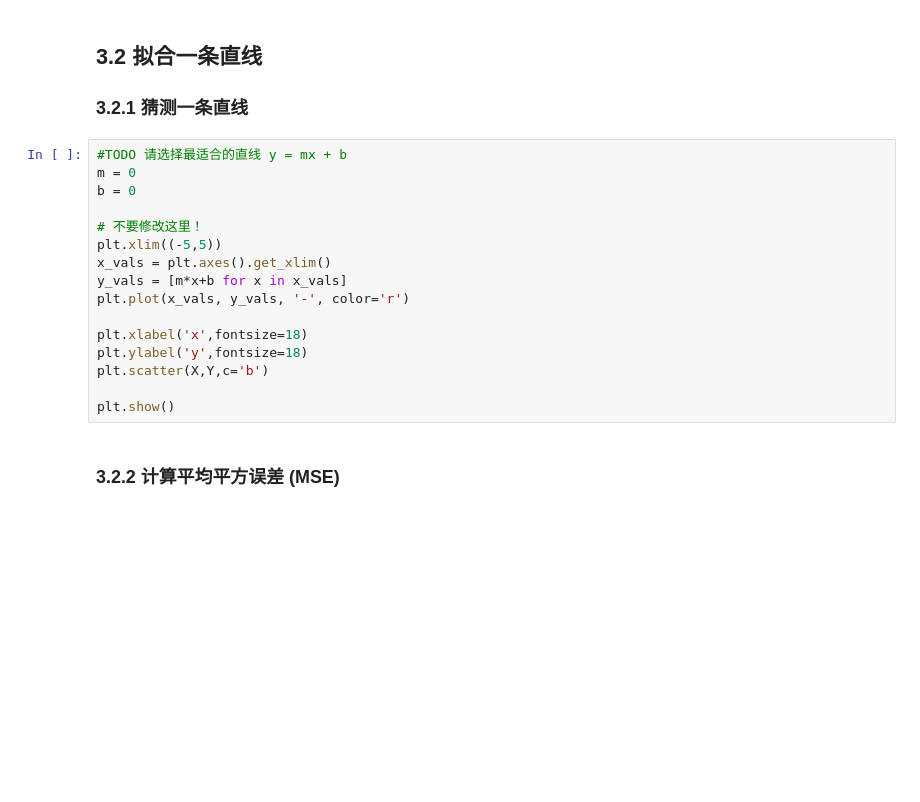
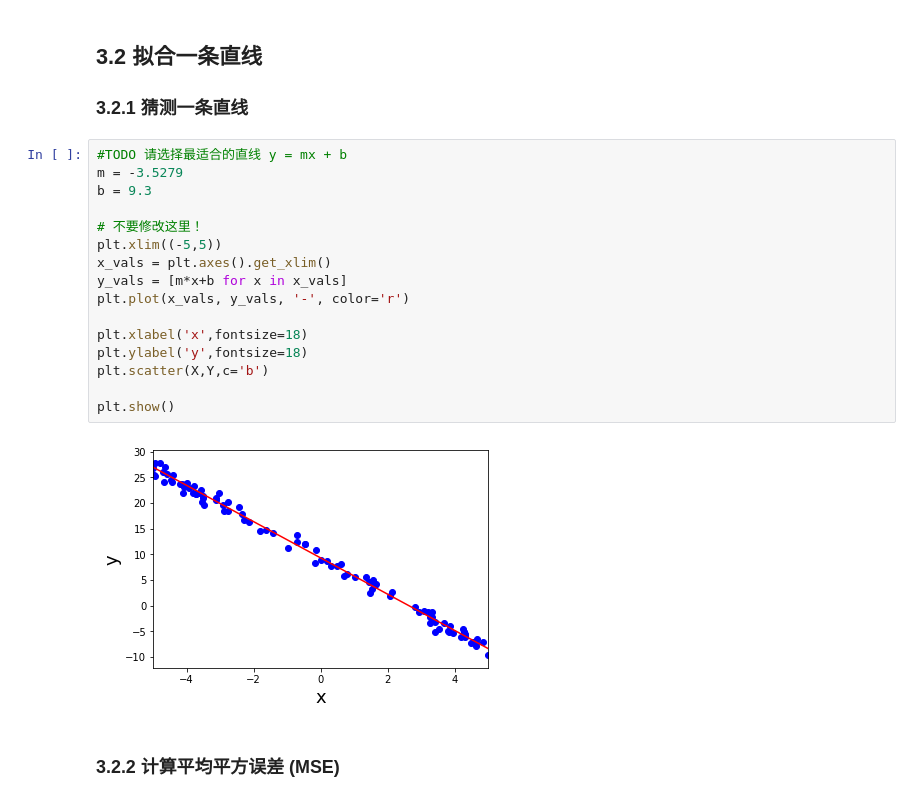
Before and after one commit to nd009/linear_algebra, a Jupyter notebook: linear_regression_project.ipynb, the cells around one changed output. Saved outputs shown, nothing was run; the diff lists cells and outputs as text; blank space fills up the shorter version.

```diff
--- a/linear_regression_project.ipynb
+++ b/linear_regression_project.ipynb
@@ -446,20 +448,22 @@ plt.show()
 ### 3.2.1 猜测一条直线
 # %%
 #TODO 请选择最适合的直线 y = mx + b
-m = 0
-b = 0
+m = -3.5279
+b = 9.3
 
 # 不要修改这里！
 plt.xlim((-5,5))
 x_vals = plt.axes().get_xlim()
 y_vals = [m*x+b for x in x_vals]
 plt.plot(x_vals, y_vals, '-', color='r')
 
 plt.xlabel('x',fontsize=18)
 plt.ylabel('y',fontsize=18)
 plt.scatter(X,Y,c='b')
 
 plt.show()
+# %% [output]
+[figure, added]
 # %% [markdown]
 ### 3.2.2 计算平均平方误差 (MSE)
 # %% [markdown]
```
Also changed, not shown: parts of 6 cells of this notebook.
